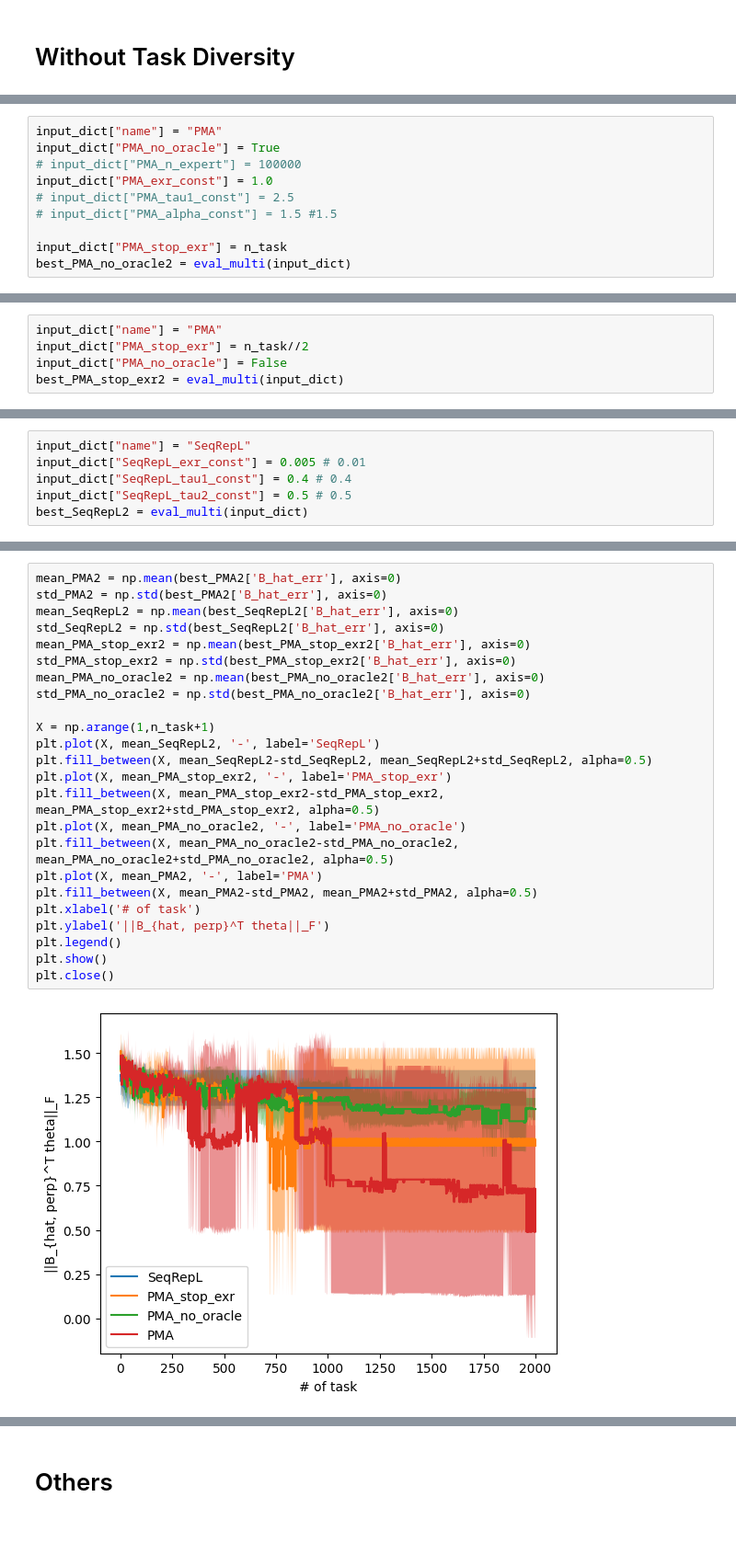
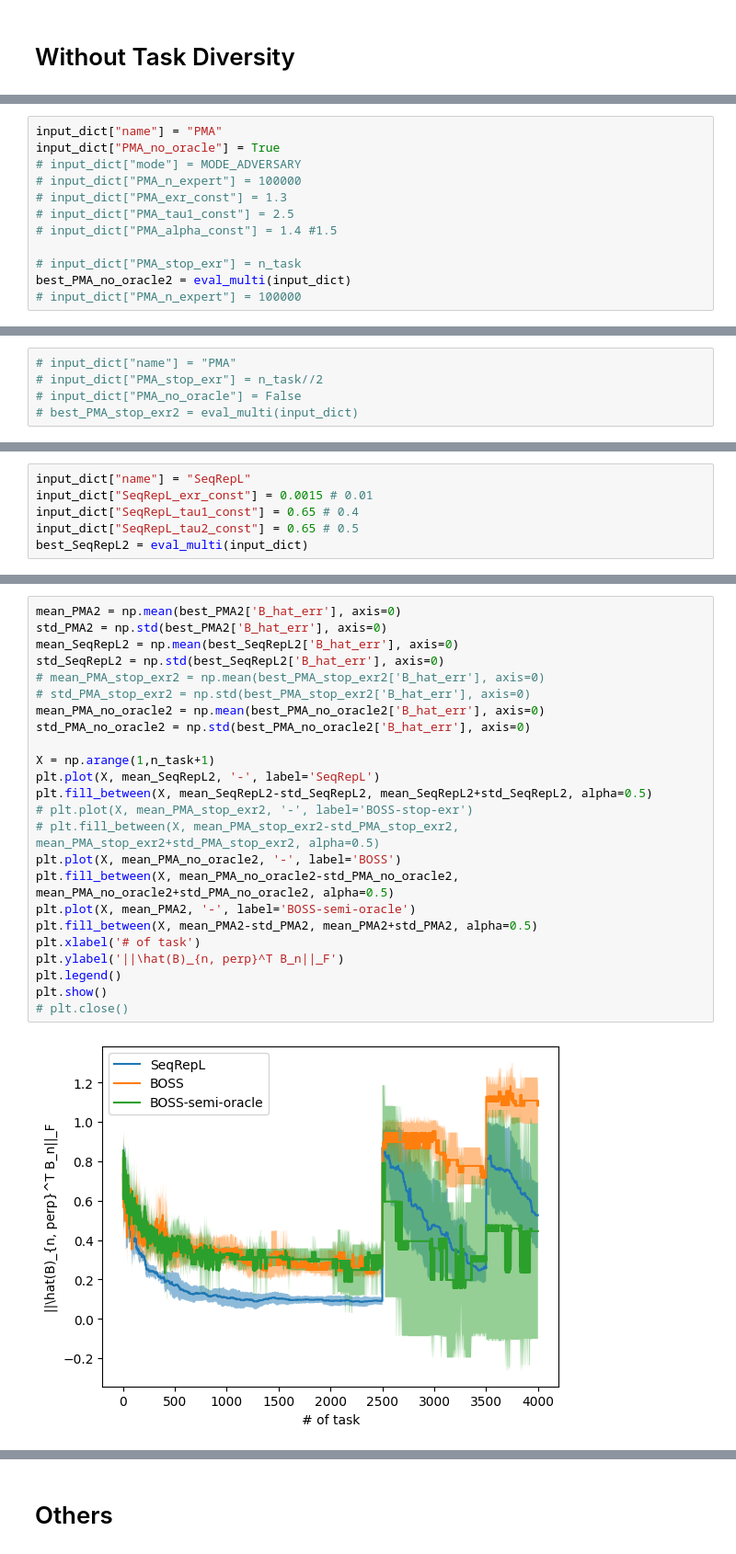
Before and after one commit to duongnhatthang/BOSS, a Jupyter notebook: exp.ipynb, the cells around one changed output, grey strips where cells are left out. Shown at 92% size. Drawn from its saved outputs; the diff is of its cells as text.

```diff
--- a/exp.ipynb
+++ b/exp.ipynb
@@ -254,11 +467,13 @@ best_PMA2 = eval_multi(input_dict)
 # %%
 input_dict["name"] = "PMA"
 input_dict["PMA_no_oracle"] = True
+# input_dict["mode"] = MODE_ADVERSARY
 # input_dict["PMA_n_expert"] = 100000
-input_dict["PMA_exr_const"] = 1.0
+# input_dict["PMA_exr_const"] = 1.3
 # input_dict["PMA_tau1_const"] = 2.5
-# input_dict["PMA_alpha_const"] = 1.5 #1.5
+# input_dict["PMA_alpha_const"] = 1.4 #1.5
 
-input_dict["PMA_stop_exr"] = n_task
+# input_dict["PMA_stop_exr"] = n_task
 best_PMA_no_oracle2 = eval_multi(input_dict)
+# input_dict["PMA_n_expert"] = 100000
 # %% [output]
@@ -279,6 +494,6 @@ PMA Simulation 1, N_gen_ctx=20, d=10
 ... (88 outputs left out)
 # %%
-input_dict["name"] = "PMA"
-input_dict["PMA_stop_exr"] = n_task//2
-input_dict["PMA_no_oracle"] = False
-best_PMA_stop_exr2 = eval_multi(input_dict)
+# input_dict["name"] = "PMA"
+# input_dict["PMA_stop_exr"] = n_task//2
+# input_dict["PMA_no_oracle"] = False
+# best_PMA_stop_exr2 = eval_multi(input_dict)
@@ -302,7 +500,7 @@ PMA Simulation 1, N_gen_ctx=20, d=10
 # %%
 input_dict["name"] = "SeqRepL"
-input_dict["SeqRepL_exr_const"] = 0.005 # 0.01
-input_dict["SeqRepL_tau1_const"] = 0.4 # 0.4
-input_dict["SeqRepL_tau2_const"] = 0.5 # 0.5
+input_dict["SeqRepL_exr_const"] = 0.0015 # 0.01
+input_dict["SeqRepL_tau1_const"] = 0.65 # 0.4
+input_dict["SeqRepL_tau2_const"] = 0.65 # 0.5
 best_SeqRepL2 = eval_multi(input_dict)
 # %% [output]
@@ -358,27 +636,27 @@ plt.close()
 # %%
 mean_PMA2 = np.mean(best_PMA2['B_hat_err'], axis=0)
 std_PMA2 = np.std(best_PMA2['B_hat_err'], axis=0)
 mean_SeqRepL2 = np.mean(best_SeqRepL2['B_hat_err'], axis=0)
 std_SeqRepL2 = np.std(best_SeqRepL2['B_hat_err'], axis=0)
-mean_PMA_stop_exr2 = np.mean(best_PMA_stop_exr2['B_hat_err'], axis=0)
-std_PMA_stop_exr2 = np.std(best_PMA_stop_exr2['B_hat_err'], axis=0)
+# mean_PMA_stop_exr2 = np.mean(best_PMA_stop_exr2['B_hat_err'], axis=0)
+# std_PMA_stop_exr2 = np.std(best_PMA_stop_exr2['B_hat_err'], axis=0)
 mean_PMA_no_oracle2 = np.mean(best_PMA_no_oracle2['B_hat_err'], axis=0)
 std_PMA_no_oracle2 = np.std(best_PMA_no_oracle2['B_hat_err'], axis=0)
 
 X = np.arange(1,n_task+1)
 plt.plot(X, mean_SeqRepL2, '-', label='SeqRepL')
 plt.fill_between(X, mean_SeqRepL2-std_SeqRepL2, mean_SeqRepL2+std_SeqRepL2, alpha=0.5)
-plt.plot(X, mean_PMA_stop_exr2, '-', label='PMA_stop_exr')
-plt.fill_between(X, mean_PMA_stop_exr2-std_PMA_stop_exr2, mean_PMA_stop_exr2+std_PMA_stop_exr2, alpha=0.5)
-plt.plot(X, mean_PMA_no_oracle2, '-', label='PMA_no_oracle')
+# plt.plot(X, mean_PMA_stop_exr2, '-', label='BOSS-stop-exr')
+# plt.fill_between(X, mean_PMA_stop_exr2-std_PMA_stop_exr2, mean_PMA_stop_exr2+std_PMA_stop_exr2, alpha=0.5)
+plt.plot(X, mean_PMA_no_oracle2, '-', label='BOSS')
 plt.fill_between(X, mean_PMA_no_oracle2-std_PMA_no_oracle2, mean_PMA_no_oracle2+std_PMA_no_oracle2, alpha=0.5)
-plt.plot(X, mean_PMA2, '-', label='PMA')
+plt.plot(X, mean_PMA2, '-', label='BOSS-semi-oracle')
 plt.fill_between(X, mean_PMA2-std_PMA2, mean_PMA2+std_PMA2, alpha=0.5)
 plt.xlabel('# of task')
-plt.ylabel('||B_{hat, perp}^T theta||_F')
+plt.ylabel('||\hat(B)_{n, perp}^T B_n||_F')
 plt.legend()
 plt.show()
-plt.close()
+# plt.close()
 # %% [output]
-[figure, old version]
+[figure, new version]
 # %%
```
Also changed, not shown: parts of 24 cells of this notebook, 2 other files.
